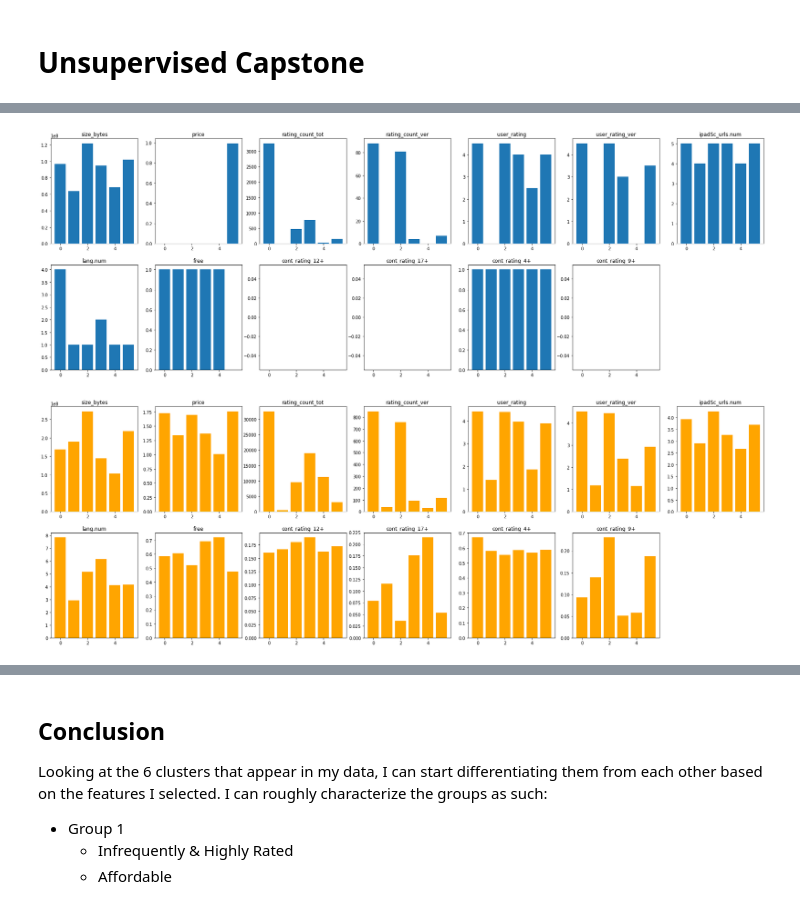
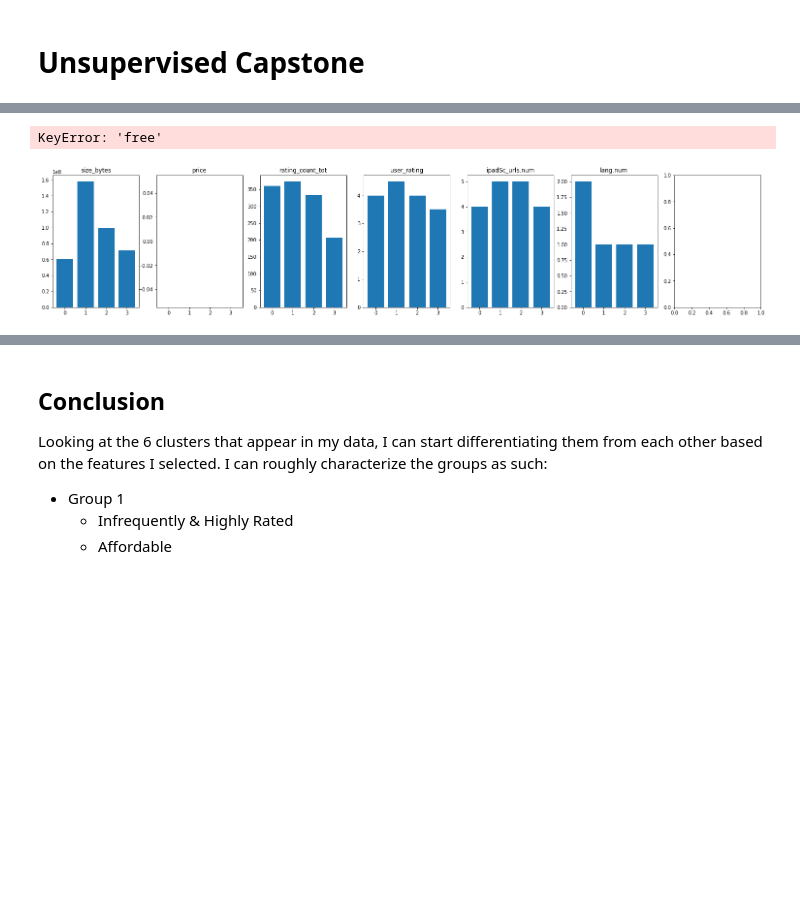
Before and after one commit to esthersweon/thinkful, a Jupyter notebook: main/unit_4/lesson_5_project_1.ipynb, the cells around one changed output, grey strips where cells are left out. Drawn from its saved outputs; the diff is of its cells as text; code cells hidden in the pictures; blank space fills up the shorter version.

```diff
--- a/main/unit_4/lesson_5_project_1.ipynb
+++ b/main/unit_4/lesson_5_project_1.ipynb
@@ -161,9 +172,0 @@ plt.show()
-# %%
-# df['size_small'] = df['size_bytes'].apply(lambda x: 1 if x <= df['size_bytes'].median() else 0)
-df['major_v'] = df['ver'].str.extract('(\d+)', expand=False).str.split('.').apply(lambda x:x[0])
-df['major_v'] = pd.to_numeric(df['major_v'], errors='coerce').fillna(0).astype(np.int64)
-
-df['up_to_v_1'] = df['major_v'].apply(lambda x: 1 if x <= 1 else 0)
-
-df.drop(columns=['ver', 'major_v'], inplace=True)
-df.head()
@@ -177,12 +172,0 @@ df.head()
-# %%
-cols_to_dummify = ['cont_rating', 'prime_genre', 'vpp_lic', 'high_rating', 'high_rating_ver', 'up_to_v_1', 'lang']
-# 'high_rating_count_tot', 'high_rating_count_ver', 'size_small'
-
-for col in cols_to_dummify:
-    dummies = pd.get_dummies(df[col])
-    for dummy in dummies:
-        df[col + '_' + str(dummy)] = dummies[dummy]
-
-df.drop(columns=cols_to_dummify, inplace=True)
-df.drop(columns=['track_name', 'vpp_lic_0', 'vpp_lic_1', 'sup_devices.num', 'lang_Other', 'lang_Roman'], inplace=True)
-df.head()
@@ -204,8 +180,16 @@ cluster_df = df.copy()
 cluster_df[cols_to_norm] = normalize(cluster_df[cols_to_norm])
 
 cluster_df = pd.concat([cluster_df[cols_to_norm], cluster_df[cluster_df.columns.difference(cols_to_norm)]], axis=1)
+
+cluster_df.drop(columns=['ipadSc_urls.num', 'sup_devices.num'], inplace=True)
 print(cluster_df.shape[0], 'rows;', cluster_df.shape[1], 'columns')
+print(list(cluster_df.columns))
 
-print(list(cluster_df.columns))
 cluster_df.head()
+
+# fewer and more powerful features
+# minimize dummies
+# just have genre column with 1, 2, 3, 4 for different genres
+
+# genre
 # %% [output]
@@ -229,5 +212,5 @@ plt.show()
 # %%
-kmeans_6_pred = KMeans(n_clusters=6, random_state=10).fit_predict(pca_2)
+kmeans_6_pred = KMeans(n_clusters=4, random_state=10).fit_predict(pca_2)
 
 plt.scatter(pca_2[:, 0], pca_2[:, 1], c=kmeans_6_pred)
 plt.show()
@@ -321,25 +310,24 @@ plt.show()
 # %%
 # MEDIANS
-plt.figure(figsize=(30,10))
+plt.figure(figsize=(30,5))
 
-cols_1 = ['size_bytes', 'price', 'rating_count_tot', 'rating_count_ver', 'user_rating', 'user_rating_ver', 'ipadSc_urls.num',
-       'lang.num', 'free', 'cont_rating_12+', 'cont_rating_17+', 'cont_rating_4+', 'cont_rating_9+']
+cols_1 = ['size_bytes', 'price', 'rating_count_tot', 'user_rating', 'ipadSc_urls.num', 'lang.num', 'free', 'cont_rating']
 
 for idx, col in enumerate(cols_1):
-    plt.subplot(2, 7, idx + 1)
+    plt.subplot(1, 8, idx + 1)
     plt.bar(clusters_medians_df.index, height=clusters_medians_df[col])
     plt.title(col)
 plt.show()
 
 # MEANS
-plt.figure(figsize=(30,10))
+plt.figure(figsize=(30,5))
 
 for idx, col in enumerate(cols_1):
-    plt.subplot(2, 7, idx + 1)
+    plt.subplot(1, 8, idx + 1)
     plt.bar(clusters_means_df.index, height=clusters_means_df[col], color='orange')
     plt.title(col)
 plt.show()
 # %% [output]
+KeyError: 'free'
-[figure, old version]
+[figure, new version]
-[figure, removed]
 # %%
```
Also changed, not shown: parts of 18 cells of this notebook, 3 other files.
